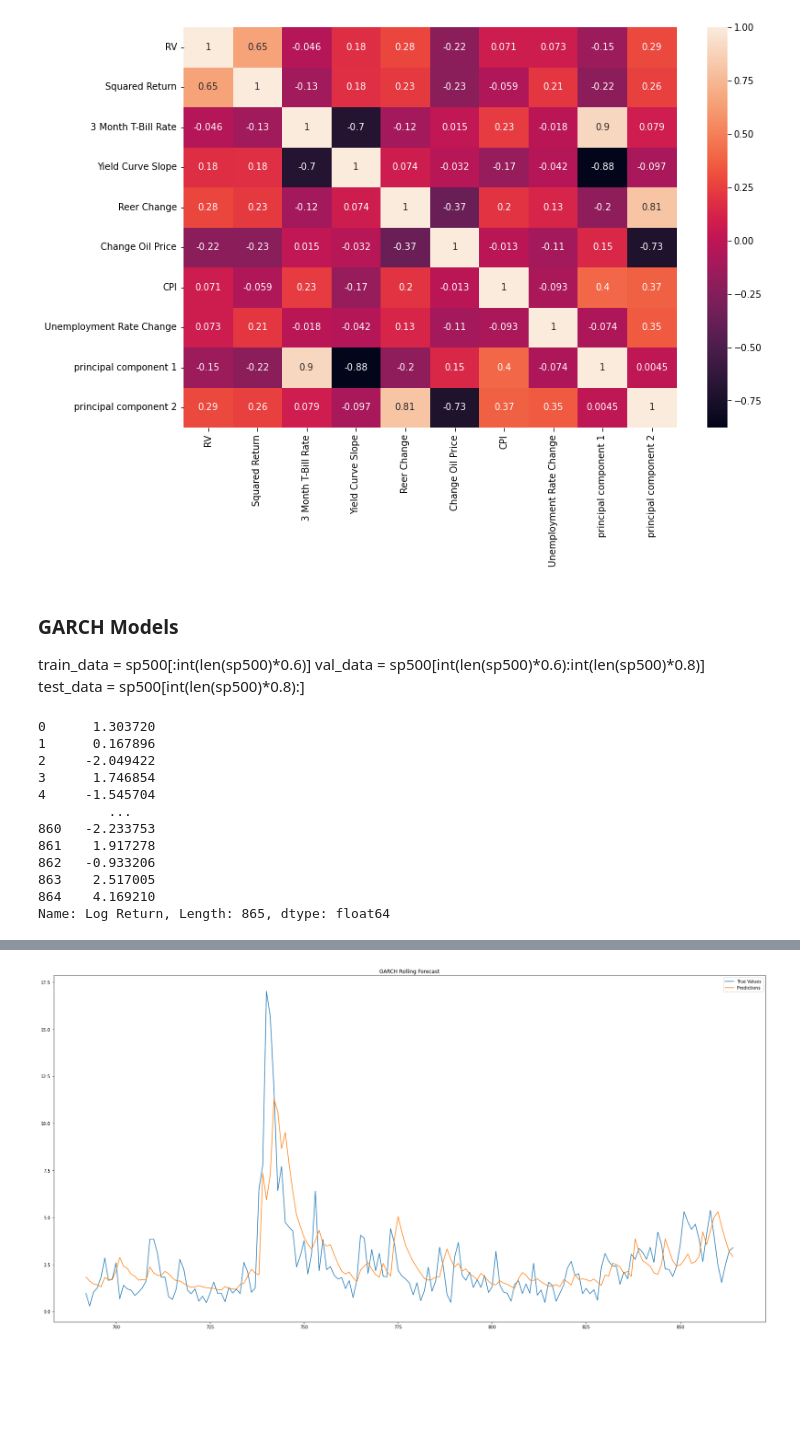
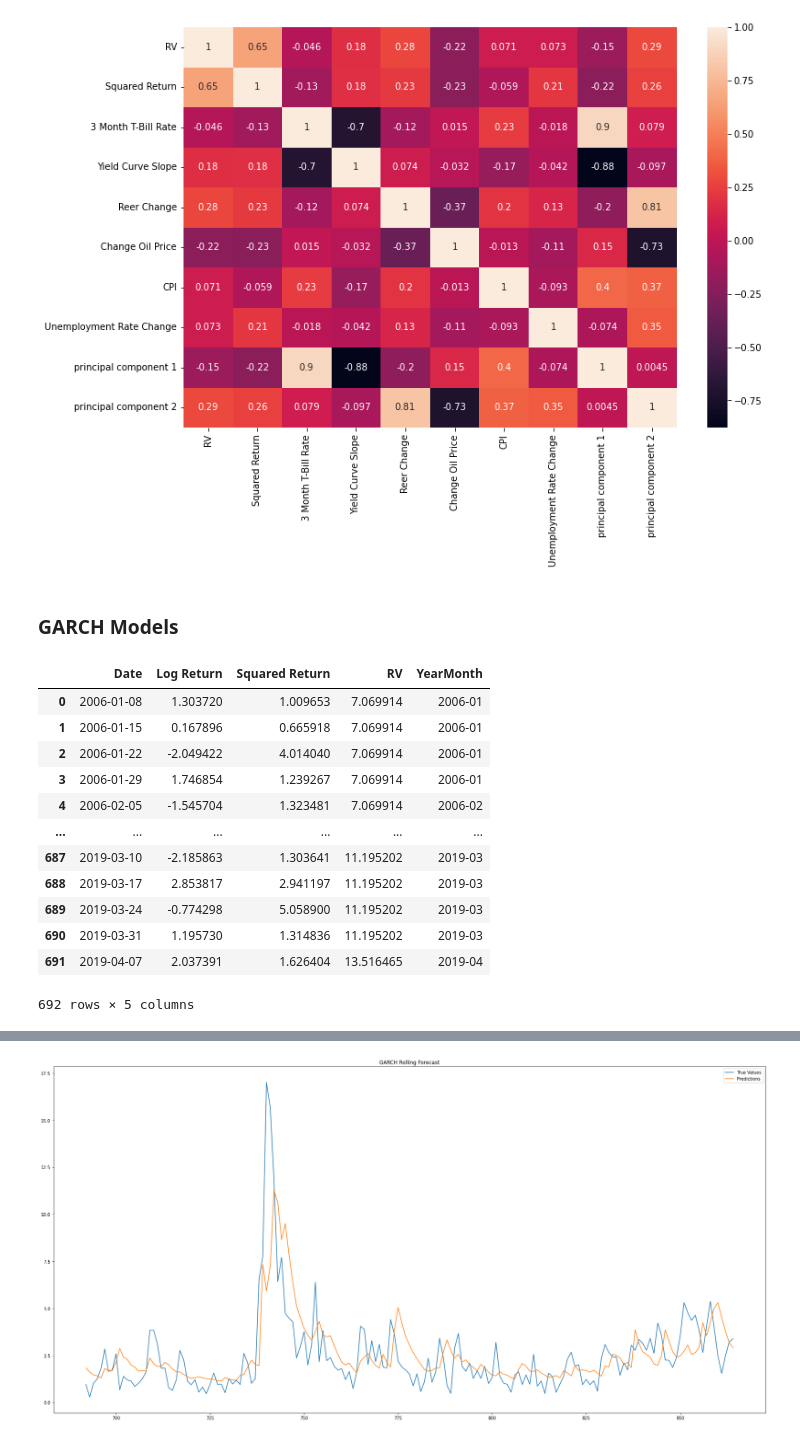
Before and after one commit to setamies/volatility-modeling, a Jupyter notebook: main.ipynb, the cells around one changed output, grey strips where cells are left out. Saved outputs shown, nothing was run; the diff lists cells and outputs as text; code cells hidden in the pictures; blank space fills up the shorter version.

```diff
--- a/main.ipynb
+++ b/main.ipynb
@@ -323,30 +315,28 @@ sns.heatmap(visualization_df.corr(), annot=True)
 plt.show()
 # %% [output]
 [figure]
-# %% [markdown]
-### GARCH Models
-
-
-train_data = sp500[:int(len(sp500)*0.6)]
-val_data = sp500[int(len(sp500)*0.6):int(len(sp500)*0.8)]
-test_data = sp500[int(len(sp500)*0.8):]
+# %% [markdown]
+### GARCH Models
 # %%
 return_data = sp500['Log Return']
 volatility_data = sp500['Squared Return']
-return_data
+test_size =  int(0.2 * len(return_data))
-# %% [output]
-0      1.303720
-1      0.167896
-2     -2.049422
-3      1.746854
-4     -1.545704
-         ...
-860   -2.233753
-861    1.917278
-862   -0.933206
-863    2.517005
-864    4.169210
-Name: Log Return, Length: 865, dtype: float64
+# %%
+sp500[:-test_size]
+# %% [output]
+|  | Date | Log Return | Squared Return | RV | YearMonth |
+| 0 | 2006-01-08 | 1.303720 | 1.009653 | 7.069914 | 2006-01 |
+| 1 | 2006-01-15 | 0.167896 | 0.665918 | 7.069914 | 2006-01 |
+| 2 | 2006-01-22 | -2.049422 | 4.014040 | 7.069914 | 2006-01 |
+| 3 | 2006-01-29 | 1.746854 | 1.239267 | 7.069914 | 2006-01 |
+| 4 | 2006-02-05 | -1.545704 | 1.323481 | 7.069914 | 2006-02 |
+| ... | ... | ... | ... | ... | ... |
+| 687 | 2019-03-10 | -2.185863 | 1.303641 | 11.195202 | 2019-03 |
+| 688 | 2019-03-17 | 2.853817 | 2.941197 | 11.195202 | 2019-03 |
+| 689 | 2019-03-24 | -0.774298 | 5.058900 | 11.195202 | 2019-03 |
+| 690 | 2019-03-31 | 1.195730 | 1.314836 | 11.195202 | 2019-03 |
+| 691 | 2019-04-07 | 2.037391 | 1.626404 | 13.516465 | 2019-04 |
+692 rows × 5 columns
 # %%
 # Create a GARCH(1, 1) model, first train it on train data, then test on test data
 
```
Also changed, not shown: parts of 18 cells of this notebook, 7 other files.
